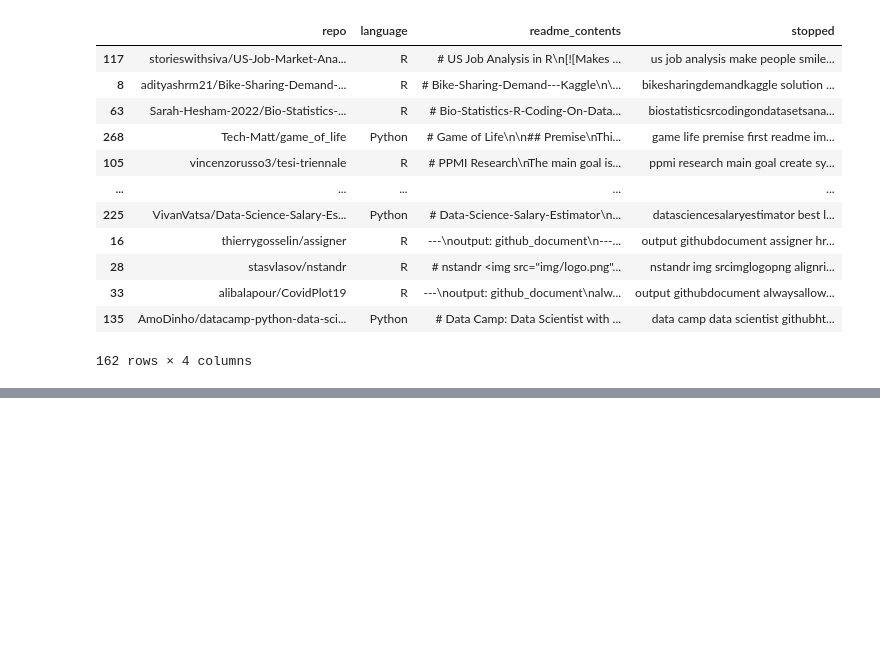
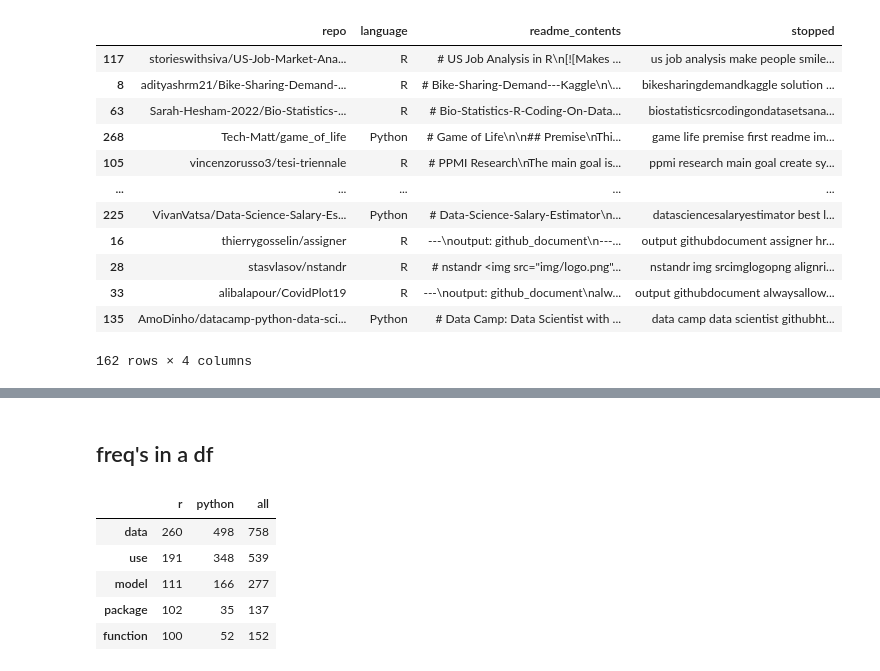
Before and after one commit to Cod-Up-Our-Data/github_language_processing, a Jupyter notebook: explore_r.ipynb, the cells around one changed output, grey strips where cells are left out. Cells and saved outputs as stored; diff of their text form; code cells hidden in the pictures; blank space fills up the shorter version.

```diff
--- a/explore_r.ipynb
+++ b/explore_r.ipynb
@@ -70,0 +88,2 @@ train
+# %%
+all_words = ' '.join(train['stopped']).split()
@@ -70,0 +146,16 @@ train
+# %% [markdown]
+## freq's in a df
+# %%
+# concat all frequencies together into a dataframe
+word_counts = pd.concat([r_freq, python_freq,all_freq], axis=1
+         ).fillna(0
+                 ).astype(int)
+word_counts.columns = ['r','python','all']
+word_counts.head()
+# %% [output]
+|  | r | python | all |
+| data | 260 | 498 | 758 |
+| use | 191 | 348 | 539 |
+| model | 111 | 166 | 277 |
+| package | 102 | 35 | 137 |
+| function | 100 | 52 | 152 |
```
Also changed, not shown: parts of 18 cells of this notebook, 1 other file.
